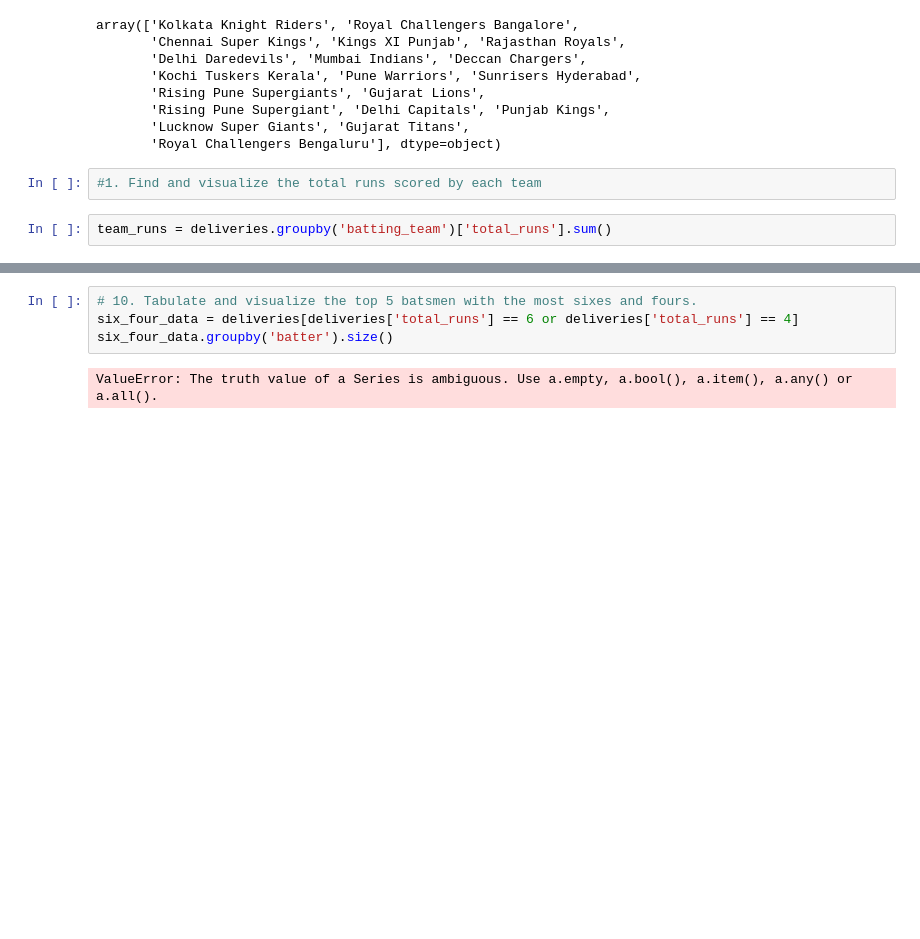
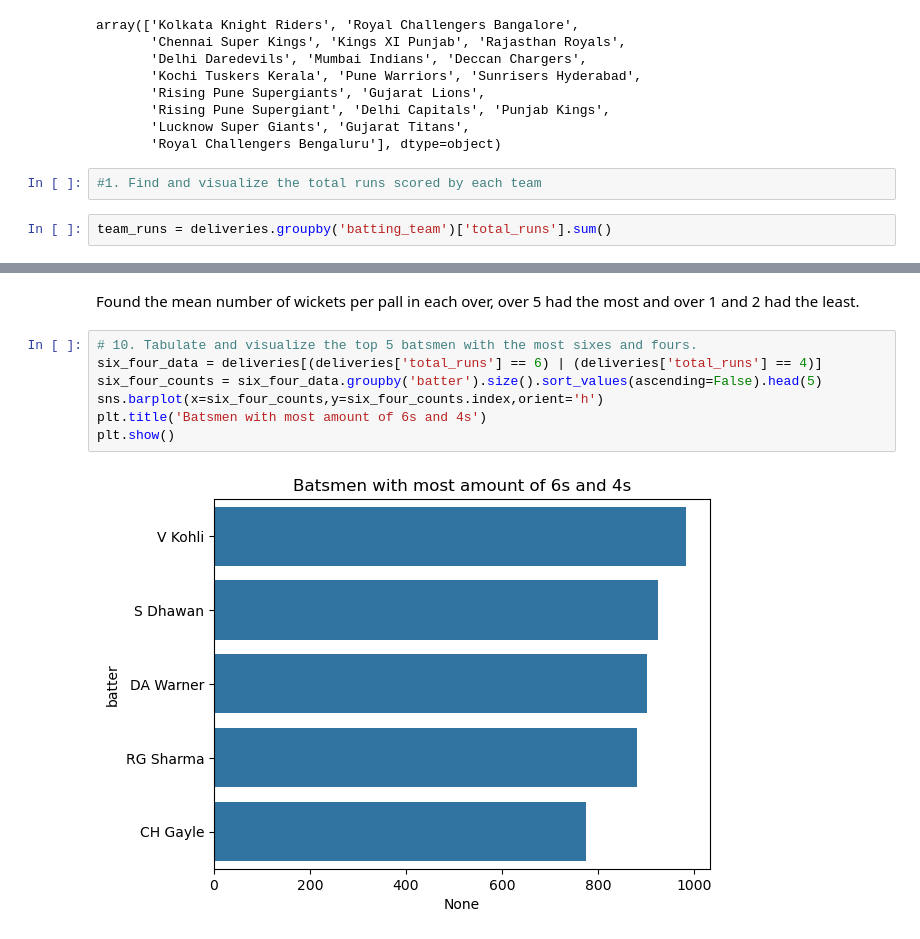
Before and after one commit to goosbo/davstuff, a Jupyter notebook: week8lab.ipynb, the cells around one changed output, grey strips where cells are left out. Cells and saved outputs as stored; diff of their text form; blank space fills up the shorter version.

```diff
--- a/week8lab.ipynb
+++ b/week8lab.ipynb
@@ -144,6 +155,11 @@ Name: is_wicket, dtype: float64
+# %% [markdown]
+Found the mean number of wickets per pall in each over, over 5 had the most and over 1 and 2 had the least.
 # %%
 # 10. Tabulate and visualize the top 5 batsmen with the most sixes and fours.
-six_four_data = deliveries[deliveries['total_runs'] == 6 or deliveries['total_runs'] == 4]
-six_four_data.groupby('batter').size()
+six_four_data = deliveries[(deliveries['total_runs'] == 6) | (deliveries['total_runs'] == 4)]
+six_four_counts = six_four_data.groupby('batter').size().sort_values(ascending=False).head(5)
+sns.barplot(x=six_four_counts,y=six_four_counts.index,orient='h')
+plt.title('Batsmen with most amount of 6s and 4s')
+plt.show()
 # %% [output]
-ValueError: The truth value of a Series is ambiguous. Use a.empty, a.bool(), a.item(), a.any() or a.all().
+[figure, added]
```
Also changed, not shown: parts of 19 cells of this notebook, 2 other files.
